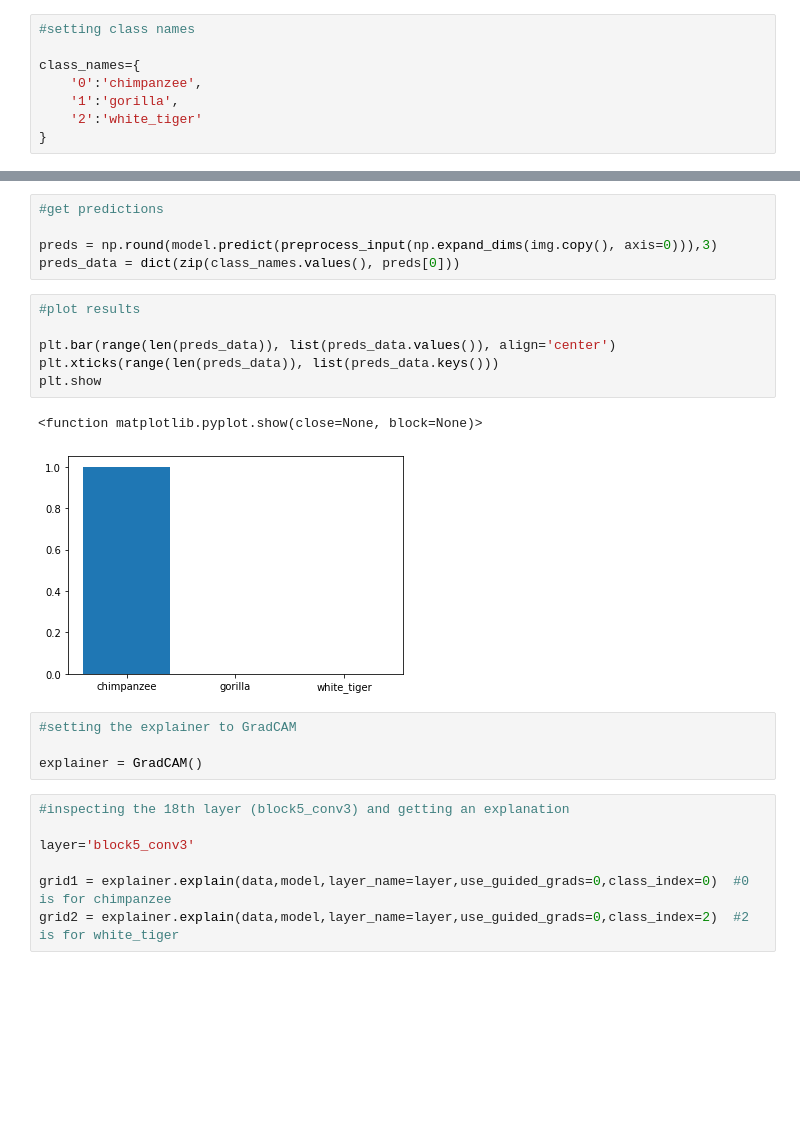
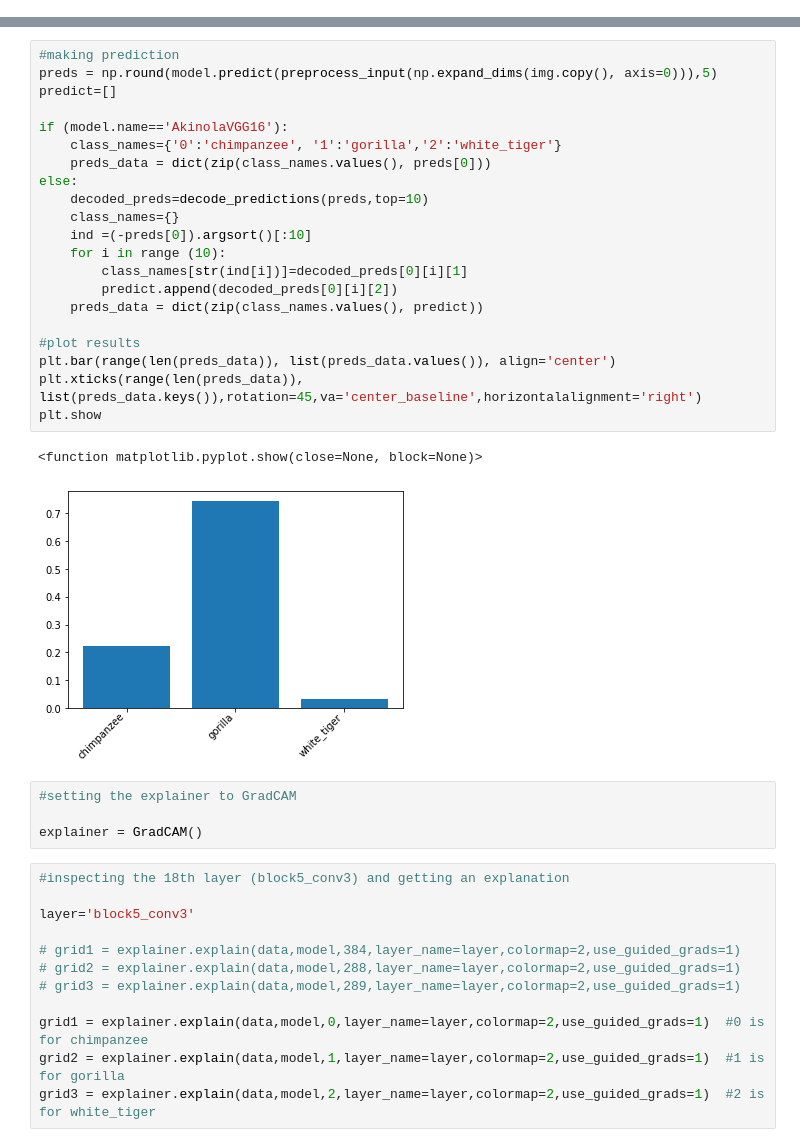
Before and after one commit to SAAF-16/Explainable_AI-Bachelor_Thesis, a Jupyter notebook: XAI_libraries/imageExplain(tfexplains).ipynb, the cells around one changed output, grey strips where cells are left out. Drawn from its saved outputs; the diff is of its cells as text; blank space fills up the shorter version.

```diff
--- a/XAI_libraries/imageExplain(tfexplains).ipynb
+++ b/XAI_libraries/imageExplain(tfexplains).ipynb
@@ -45,11 +55,3 @@ This is a customized version of the VGG16 model created to recognize 3 type of o
-# %%
-#setting class names
-
-class_names={
-    '0':'chimpanzee',
-    '1':'gorilla',
-    '2':'white_tiger'
-}
 # %%
 # load an image
 
@@ -64,17 +66,27 @@ plt.imshow(img/255)
-# %%
-#get predictions
-
-preds = np.round(model.predict(preprocess_input(np.expand_dims(img.copy(), axis=0))),3)
-preds_data = dict(zip(class_names.values(), preds[0]))
-# %%
-#plot results
-
-plt.bar(range(len(preds_data)), list(preds_data.values()), align='center')
-plt.xticks(range(len(preds_data)), list(preds_data.keys()))
-plt.show
-# %% [output]
-<function matplotlib.pyplot.show(close=None, block=None)>
-[figure, removed]
+# %%
+#making prediction
+preds = np.round(model.predict(preprocess_input(np.expand_dims(img.copy(), axis=0))),5)
+predict=[]
+
+if (model.name=='AkinolaVGG16'):
+    class_names={'0':'chimpanzee', '1':'gorilla','2':'white_tiger'}
+    preds_data = dict(zip(class_names.values(), preds[0]))
+else:
+    decoded_preds=decode_predictions(preds,top=10)
+    class_names={}
+    ind =(-preds[0]).argsort()[:10]
+    for i in range (10):
+        class_names[str(ind[i])]=decoded_preds[0][i][1]
+        predict.append(decoded_preds[0][i][2])
+    preds_data = dict(zip(class_names.values(), predict))
+
+#plot results
+plt.bar(range(len(preds_data)), list(preds_data.values()), align='center')
+plt.xticks(range(len(preds_data)), list(preds_data.keys()),rotation=45,va='center_baseline',horizontalalignment='right')
+plt.show
+# %% [output]
+<function matplotlib.pyplot.show(close=None, block=None)>
+[figure, added]
 # %%
 #setting the explainer to GradCAM
 
@@ -84,5 +96,10 @@ explainer = GradCAM()
 
 layer='block5_conv3'
 
-grid1 = explainer.explain(data,model,layer_name=layer,use_guided_grads=0,class_index=0)  #0 is for chimpanzee
-grid2 = explainer.explain(data,model,layer_name=layer,use_guided_grads=0,class_index=2)  #2 is for white_tiger
+# grid1 = explainer.explain(data,model,384,layer_name=layer,colormap=2,use_guided_grads=1)
+# grid2 = explainer.explain(data,model,288,layer_name=layer,colormap=2,use_guided_grads=1)
+# grid3 = explainer.explain(data,model,289,layer_name=layer,colormap=2,use_guided_grads=1)
+
+grid1 = explainer.explain(data,model,0,layer_name=layer,colormap=2,use_guided_grads=1)  #0 is for chimpanzee
+grid2 = explainer.explain(data,model,1,layer_name=layer,colormap=2,use_guided_grads=1)  #1 is for gorilla
+grid3 = explainer.explain(data,model,2,layer_name=layer,colormap=2,use_guided_grads=1)  #2 is for white_tiger
```
Also changed, not shown: parts of 9 cells of this notebook.
